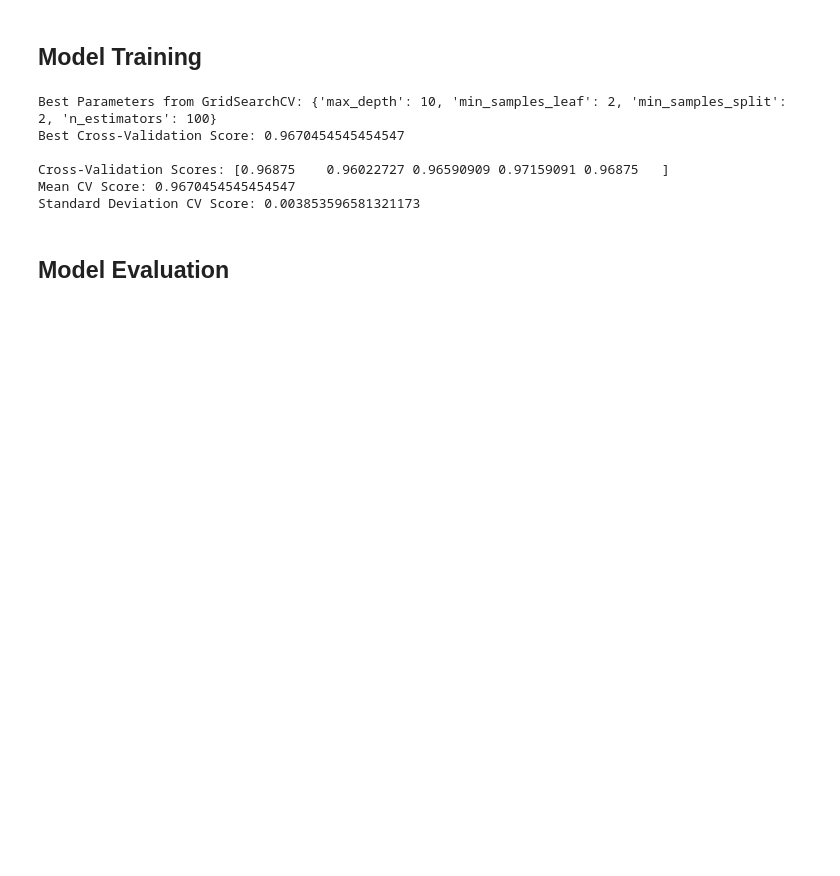
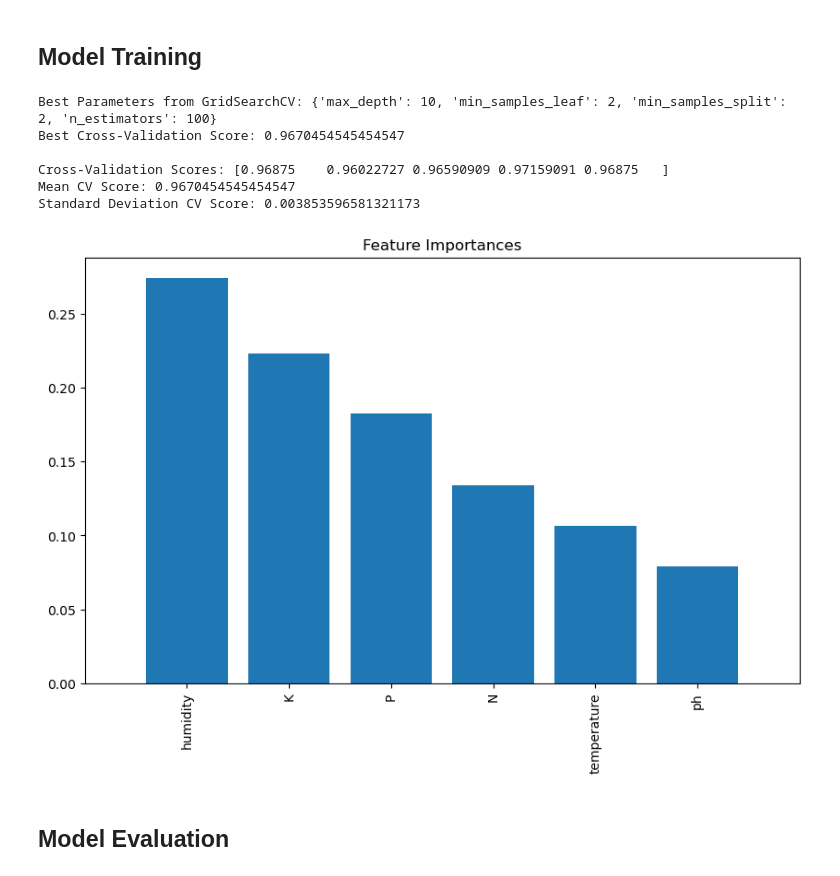
Before and after one commit to teddyhabtamu/Crop-Recommendation-Using-Soil-Type, a Jupyter notebook: Crop Recommendation Using Machine Learning.ipynb, the cells around one changed output. Saved outputs shown, nothing was run; the diff lists cells and outputs as text; code cells hidden in the pictures; blank space fills up the shorter version.

```diff
--- a/Crop Recommendation Using Machine Learning.ipynb
+++ b/Crop Recommendation Using Machine Learning.ipynb
@@ -151,6 +214,23 @@ Best Cross-Validation Score: 0.9670454545454547
 Cross-Validation Scores: [0.96875    0.96022727 0.96590909 0.97159091 0.96875   ]
 Mean CV Score: 0.9670454545454547
 Standard Deviation CV Score: 0.003853596581321173
+# %%
+# Get feature importances
+importances = randclf.feature_importances_
+feature_names = X.columns
+
+# Sort feature importances
+indices = np.argsort(importances)[::-1]
+
+# Plot
+plt.figure(figsize=(10, 6))
+plt.title('Feature Importances')
+plt.bar(range(X.shape[1]), importances[indices], align='center')
+plt.xticks(range(X.shape[1]), [feature_names[i] for i in indices], rotation=90)
+plt.xlim([-1, X.shape[1]])
+plt.show()
+# %% [output]
+[figure, added]
 # %% [markdown]
 ## Model Evaluation
 # %%
```
Also changed, not shown: parts of 7 cells of this notebook, 3 other files.
